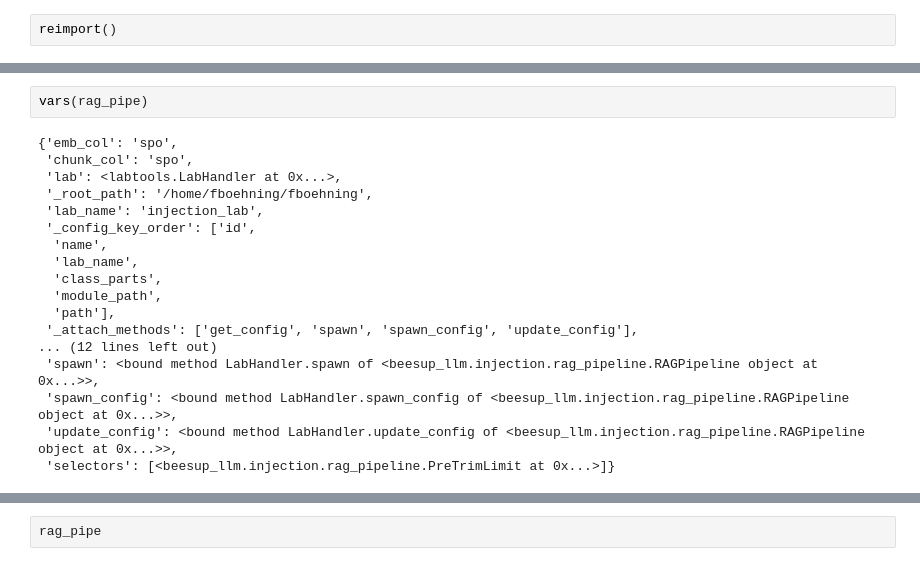
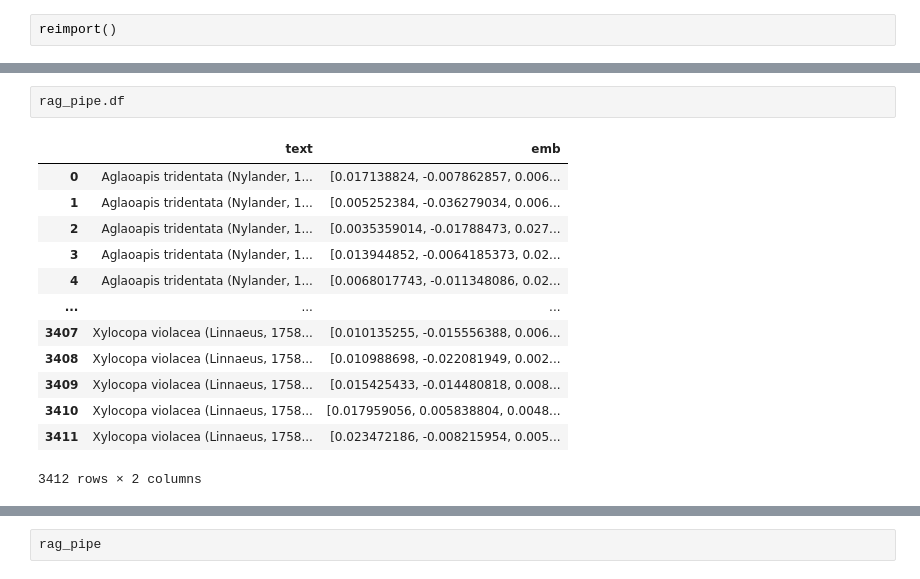
Before and after one commit to fee1ix/beesup_injection_lab, a Jupyter notebook: experiment_notebook.ipynb, the cells around one changed output, grey strips where cells are left out. Saved outputs shown, nothing was run; the diff lists cells and outputs as text.

```diff
--- a/experiment_notebook.ipynb
+++ b/experiment_notebook.ipynb
@@ -340,20 +223,16 @@ attached
-# %%
-vars(rag_pipe)
-# %% [output]
-{'emb_col': 'spo',
- 'chunk_col': 'spo',
- 'lab': <labtools.LabHandler at 0x...>,
- '_root_path': '/home/fboehning/fboehning',
- 'lab_name': 'injection_lab',
- '_config_key_order': ['id',
-  'name',
-  'lab_name',
-  'class_parts',
-  'module_path',
-  'path'],
- '_attach_methods': ['get_config', 'spawn', 'spawn_config', 'update_config'],
-... (12 lines left out)
- 'spawn': <bound method LabHandler.spawn of <beesup_llm.injection.rag_pipeline.RAGPipeline object at 0x...>>,
- 'spawn_config': <bound method LabHandler.spawn_config of <beesup_llm.injection.rag_pipeline.RAGPipeline object at 0x...>>,
- 'update_config': <bound method LabHandler.update_config of <beesup_llm.injection.rag_pipeline.RAGPipeline object at 0x...>>,
- 'selectors': [<beesup_llm.injection.rag_pipeline.PreTrimLimit at 0x...>]}
+# %%
+rag_pipe.df
+# %% [output]
+|  | text | emb |
+| 0 | Aglaoapis tridentata (Nylander, 1... | [0.017138824, -0.007862857, 0.006... |
+| 1 | Aglaoapis tridentata (Nylander, 1... | [0.005252384, -0.036279034, 0.006... |
+| 2 | Aglaoapis tridentata (Nylander, 1... | [0.0035359014, -0.01788473, 0.027... |
+| 3 | Aglaoapis tridentata (Nylander, 1... | [0.013944852, -0.0064185373, 0.02... |
+| 4 | Aglaoapis tridentata (Nylander, 1... | [0.0068017743, -0.011348086, 0.02... |
+| ... | ... | ... |
+| 3407 | Xylocopa violacea (Linnaeus, 1758... | [0.010135255, -0.015556388, 0.006... |
+| 3408 | Xylocopa violacea (Linnaeus, 1758... | [0.010988698, -0.022081949, 0.002... |
+| 3409 | Xylocopa violacea (Linnaeus, 1758... | [0.015425433, -0.014480818, 0.008... |
+| 3410 | Xylocopa violacea (Linnaeus, 1758... | [0.017959056, 0.005838804, 0.0048... |
+| 3411 | Xylocopa violacea (Linnaeus, 1758... | [0.023472186, -0.008215954, 0.005... |
+3412 rows × 2 columns
```
Also changed, not shown: parts of 67 cells of this notebook, 3 other files.
